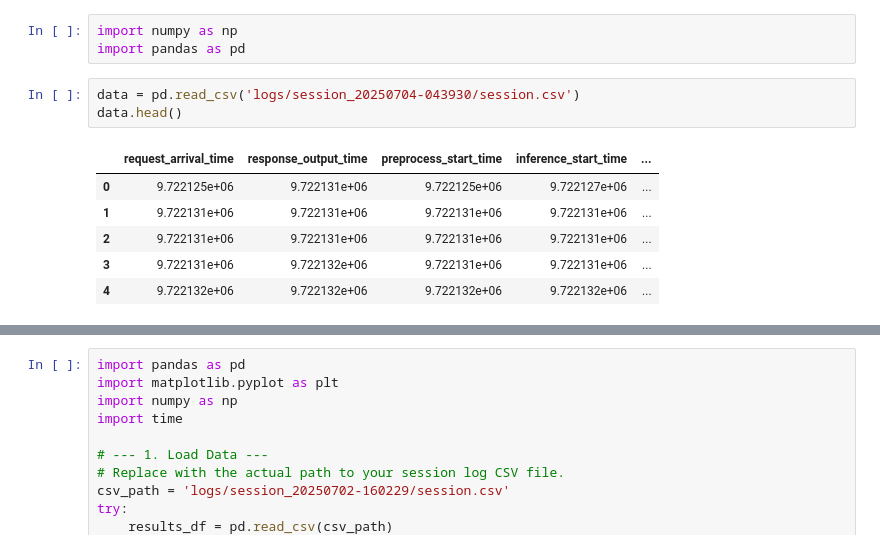
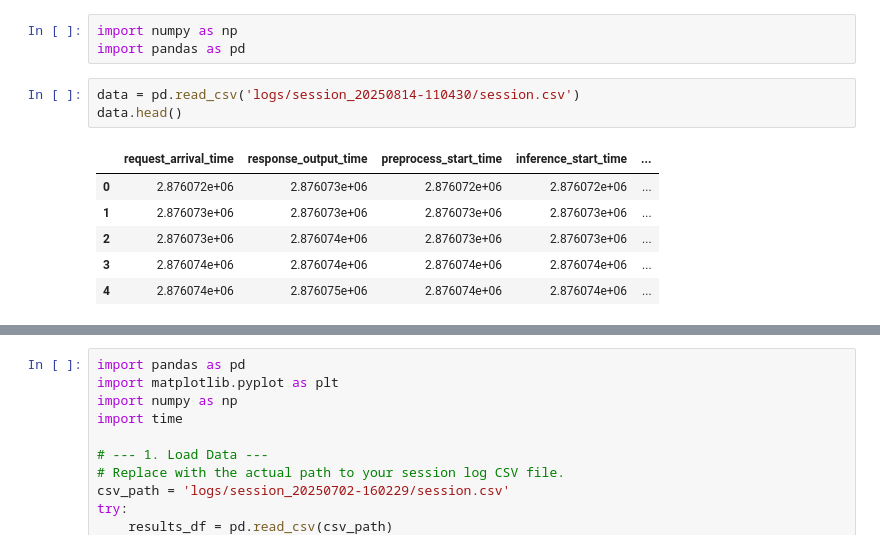
Before and after one commit to StreamMUSE/StreamMUSE-v1, a Jupyter notebook: app/benchmark.ipynb, the cells around one changed output, grey strips where cells are left out. Saved outputs shown, nothing was run; the diff lists cells and outputs as text.

```diff
--- a/app/benchmark.ipynb
+++ b/app/benchmark.ipynb
@@ -2,15 +2,15 @@
 import numpy as np
 import pandas as pd
 # %%
-data = pd.read_csv('logs/session_20250704-043930/session.csv')
+data = pd.read_csv('logs/session_20250814-110430/session.csv')
 data.head()
 # %% [output]
 |  | request_arrival_time | response_output_time | preprocess_start_time | inference_start_time | ... |
-| 0 | 9.722125e+06 | 9.722131e+06 | 9.722125e+06 | 9.722127e+06 | ... |
-| 1 | 9.722131e+06 | 9.722131e+06 | 9.722131e+06 | 9.722131e+06 | ... |
-| 2 | 9.722131e+06 | 9.722131e+06 | 9.722131e+06 | 9.722131e+06 | ... |
-| 3 | 9.722131e+06 | 9.722132e+06 | 9.722131e+06 | 9.722131e+06 | ... |
-| 4 | 9.722132e+06 | 9.722132e+06 | 9.722132e+06 | 9.722132e+06 | ... |
+| 0 | 2.876072e+06 | 2.876073e+06 | 2.876072e+06 | 2.876072e+06 | ... |
+| 1 | 2.876073e+06 | 2.876073e+06 | 2.876073e+06 | 2.876073e+06 | ... |
+| 2 | 2.876073e+06 | 2.876074e+06 | 2.876073e+06 | 2.876073e+06 | ... |
+| 3 | 2.876074e+06 | 2.876074e+06 | 2.876074e+06 | 2.876074e+06 | ... |
+| 4 | 2.876074e+06 | 2.876075e+06 | 2.876074e+06 | 2.876074e+06 | ... |
 # %%
 # Calculate the duration of each stage by finding the difference between timestamps
 data['server_total_duration'] = data['response_output_time'] - data['request_arrival_time']
```
Also changed, not shown: parts of 2 cells of this notebook.
